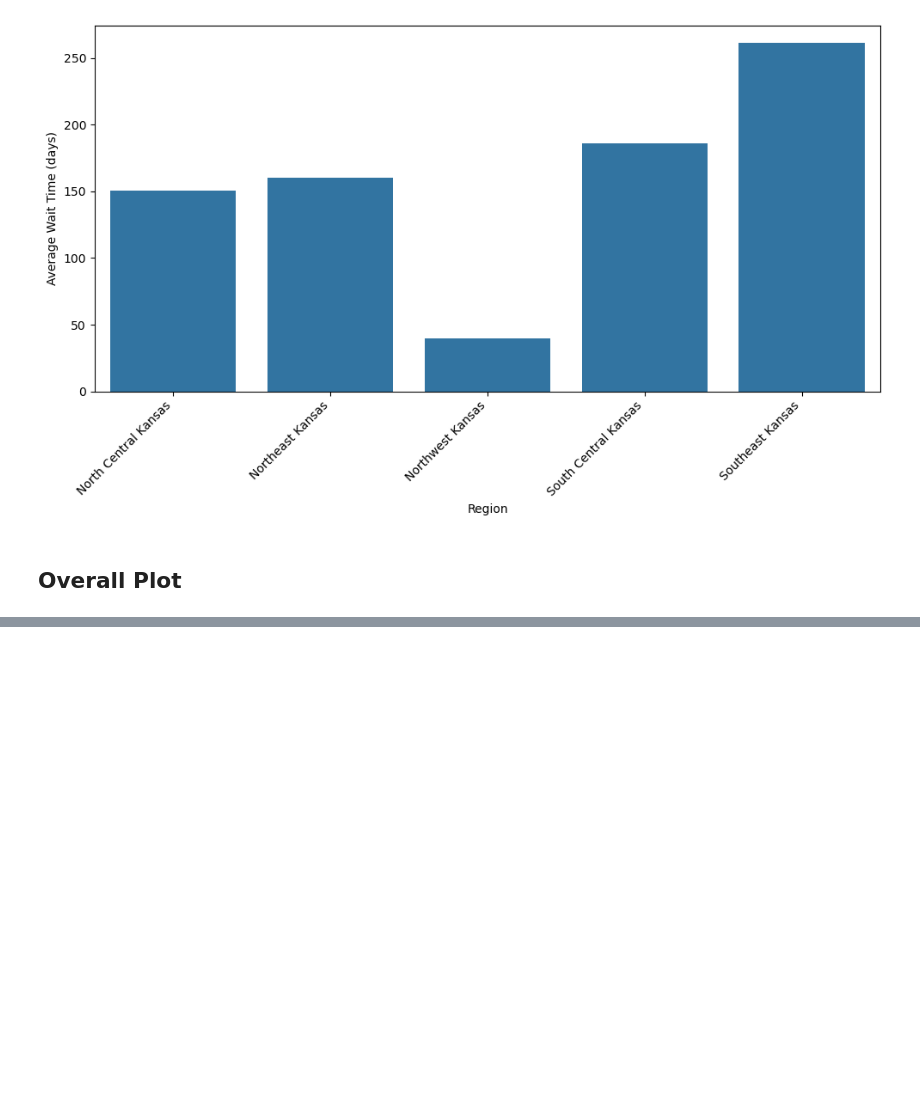
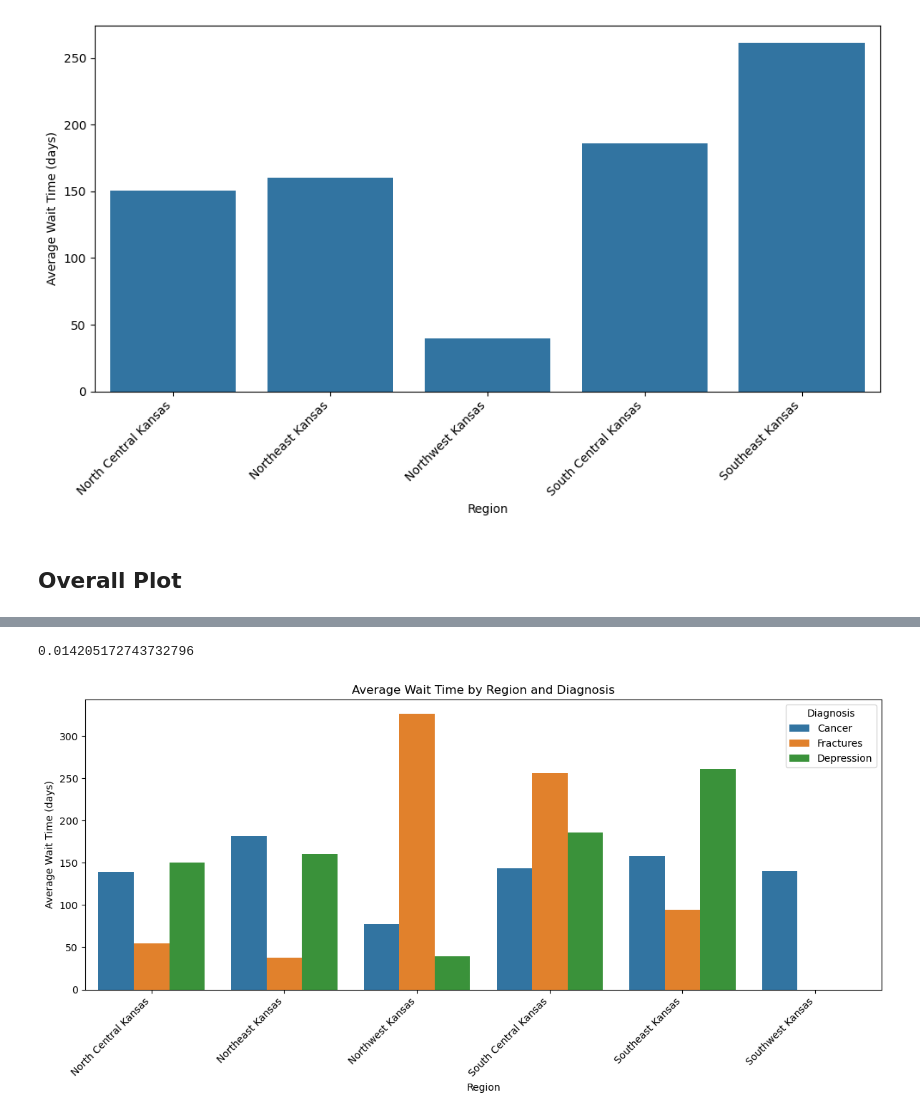
Before and after one commit to Takeshi-Chang/nu-datafest-2026, a Jupyter notebook: Cleaning_Hannah.ipynb, the cells around one changed output, grey strips where cells are left out. Saved outputs shown, nothing was run; the diff lists cells and outputs as text; code cells hidden in the pictures; blank space fills up the shorter version.

```diff
--- a/Cleaning_Hannah.ipynb
+++ b/Cleaning_Hannah.ipynb
@@ -585,6 +585,6 @@ plt.show()
 # %% [markdown]
 ## Overall Plot
 # %%
-cancer_region_wt.columns = ['Region', 'AvgWaitTime (Cancer)', 'NumPatients (Cancer)', 'AvgWaitDays (Cancer)']
-fractures_region_wt.columns = ['Region', 'AvgWaitTime (Fractures)', 'NumPatients (Fractures)', 'AvgWaitDays (Fractures)']
-depressive_region_wt.columns = ['Region', 'AvgWaitTime (Depression)', 'NumPatients (Depression)', 'AvgWaitDays (Depression)']
+cancer_region_wt["Diagnosis"] = "Cancer"
+fractures_region_wt["Diagnosis"] = "Fractures"
+depressives_region_wt["Diagnosis"] = "Depression"
@@ -592,0 +591,3 @@ NameError: name 'depressive_region_wt' is not defined
+# %%
+overall_region_wt = pd.concat([cancer_region_wt, fractures_region_wt, depressives_region_wt],
+    ignore_index=True)
@@ -592,0 +614,26 @@ NameError: name 'depressive_region_wt' is not defined
+# %%
+non_nek = overall_region_wt[overall_region_wt["Region"] != "Northeast Kansas"]["NumPatients"].sum()
+total = overall_region_wt["NumPatients"].sum()
+
+print(non_nek / total)
+# %% [output]
+0.014205172743732796
+# %%
+plt.figure(figsize=(12, 6))
+
+sns.barplot(
+    data=overall_region_wt,
+    x="Region",
+    y="AvgWaitDays",
+    hue="Diagnosis"
+)
+
+plt.xticks(rotation=45, ha="right")
+plt.xlabel("Region")
+plt.ylabel("Average Wait Time (days)")
+plt.title("Average Wait Time by Region and Diagnosis")
+plt.legend(title="Diagnosis")
+plt.tight_layout()
+plt.show()
+# %% [output]
+[figure, added]
```
Also changed, not shown: parts of 5 cells of this notebook.
